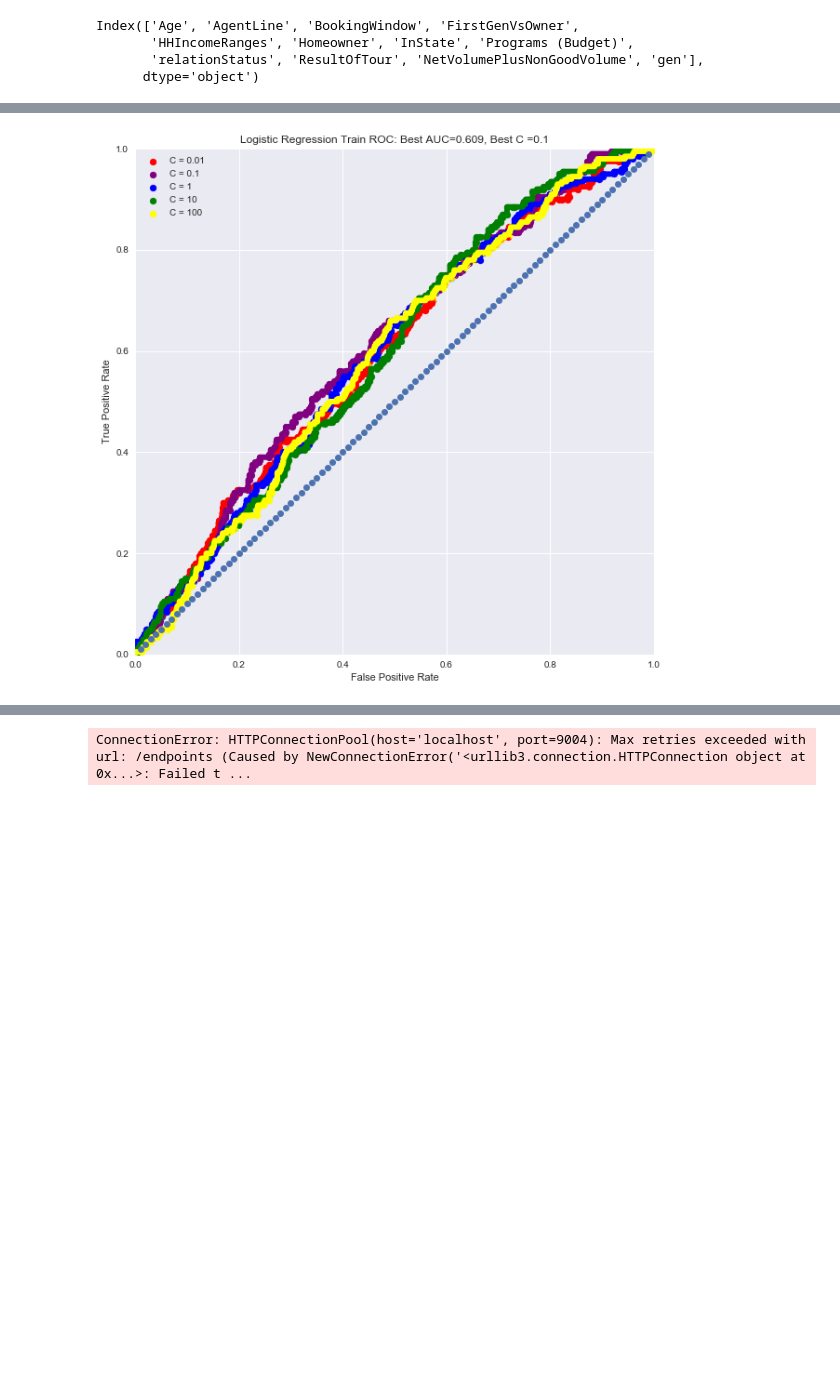
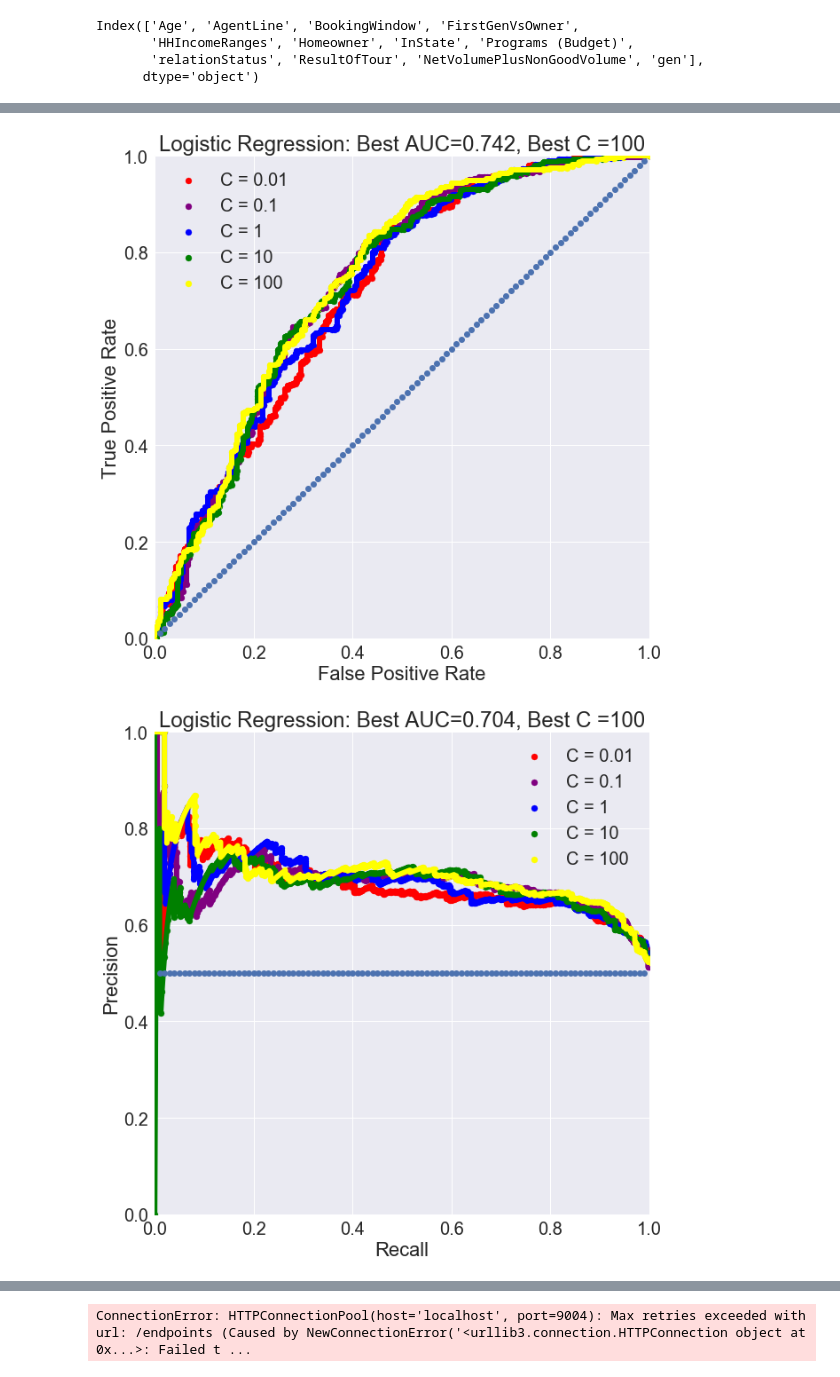
Before and after one commit to zcblack/Springboard, a Jupyter notebook: Capstone2/SpringboardDataCleanUp.ipynb, the cells around one changed output, grey strips where cells are left out. Saved outputs shown, nothing was run; the diff lists cells and outputs as text; code cells hidden in the pictures; blank space fills up the shorter version.

```diff
--- a/Capstone2/SpringboardDataCleanUp.ipynb
+++ b/Capstone2/SpringboardDataCleanUp.ipynb
@@ -690,7 +707,7 @@ memory usage: 529.0 KB
 None
 # %%
 from sklearn.metrics import classification_report, confusion_matrix
-from sklearn.metrics import brier_score_loss
+from sklearn.metrics import precision_recall_curve
 
 bestC = 0
 bestAUCC = 0
@@ -706,7 +723,7 @@ mpl.rcParams['figure.figsize'] = (10,10)
 
 
 #ROC plot of model accuracy
-sns.set()
+sns.set(font_scale = 2)
 plt.xlim(0,1)
 plt.ylim(0,1)
 plt.xlabel('False Positive Rate')
@@ -725,13 +742,57 @@ for train, test in kf.split(dfX1,dfY1):
     plt.scatter(x=fpr, y=tpr, c = colors[i-1],label='C = '+str(Cs[i-1]))
     plt.plot(fpr,tpr, color = colors[i-1], linewidth=6.0)
 plt.legend()
-plt.title('Logistic Regression Train ROC: Best AUC='+str(round(bestAUCC,3))+', Best C ='+str(bestC))
+plt.title('Logistic Regression: Best AUC='+str(round(bestAUCC,3))+', Best C ='+str(bestC))
 x = np.arange(1, 100)/100
 y=x
 plt.plot(x,y,'o')
 plt.show()
 # %% [output]
-[figure, old version]
+[figure, new version]
+# %%
+# from sklearn.metrics import classification_report, confusion_matrix
+from sklearn.metrics import precision_recall_curve
+
+bestC1 = 0
+bestAUCC1 = 0
+i = 0
+colors= ['red','purple','blue','green','yellow']
+
+#make cross validation of c values and kfold
+Cs = [0.01, 0.1, 1,10,100]
+kf = StratifiedShuffleSplit(n_splits=5, random_state=42)
+
+#change  figure size
+mpl.rcParams['figure.figsize'] = (10,10)
+
+
+#ROC plot of model accuracy
+sns.set(font_scale = 2)
+plt.xlim(0,1)
+plt.ylim(0,1)
+plt.xlabel('Recall')
+plt.ylabel('Precision')
+
+for train, test in kf.split(dfX1,dfY1):
+    lr = LogisticRegression(C=Cs[i])
+    lr.fit(dfX1.iloc[train.tolist()],dfY1.iloc[train.tolist()])
+    preds = lr.predict_proba(dfX1.iloc[test.tolist()])[:,1]
+    p, r, _ = precision_recall_curve(dfY1.iloc[test.tolist()], preds)
+    auc = metrics.auc(r,p)
+    if auc>bestAUCC1:
+        bestC1=Cs[i]
+        bestAUCC1=auc
+    i += 1
+    plt.scatter(x=r, y=p, c = colors[i-1],label='C = '+str(Cs[i-1]))
+    plt.plot(r,p, color = colors[i-1], linewidth=6.0)
+plt.legend()
+plt.title('Logistic Regression: Best AUC='+str(round(bestAUCC1,3))+', Best C ='+str(bestC1))
+x1 = np.arange(1,100)/100
+y1 = np.repeat(0.5,99)
+plt.plot(x1,y1,'o')
+plt.show()
+# %% [output]
+[figure, added]
 # %%
 from sklearn.neighbors import KNeighborsClassifier
 
```
Also changed, not shown: parts of 17 cells of this notebook.
